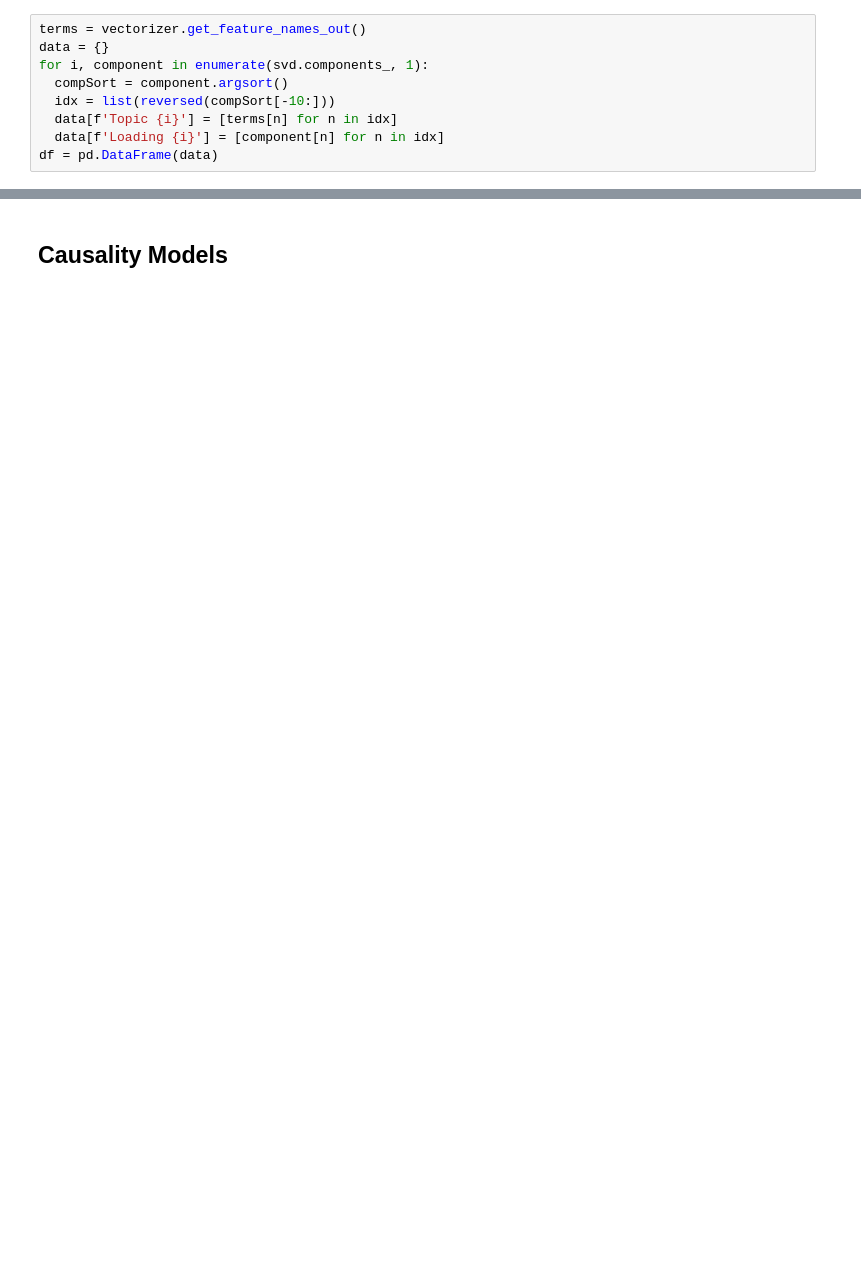
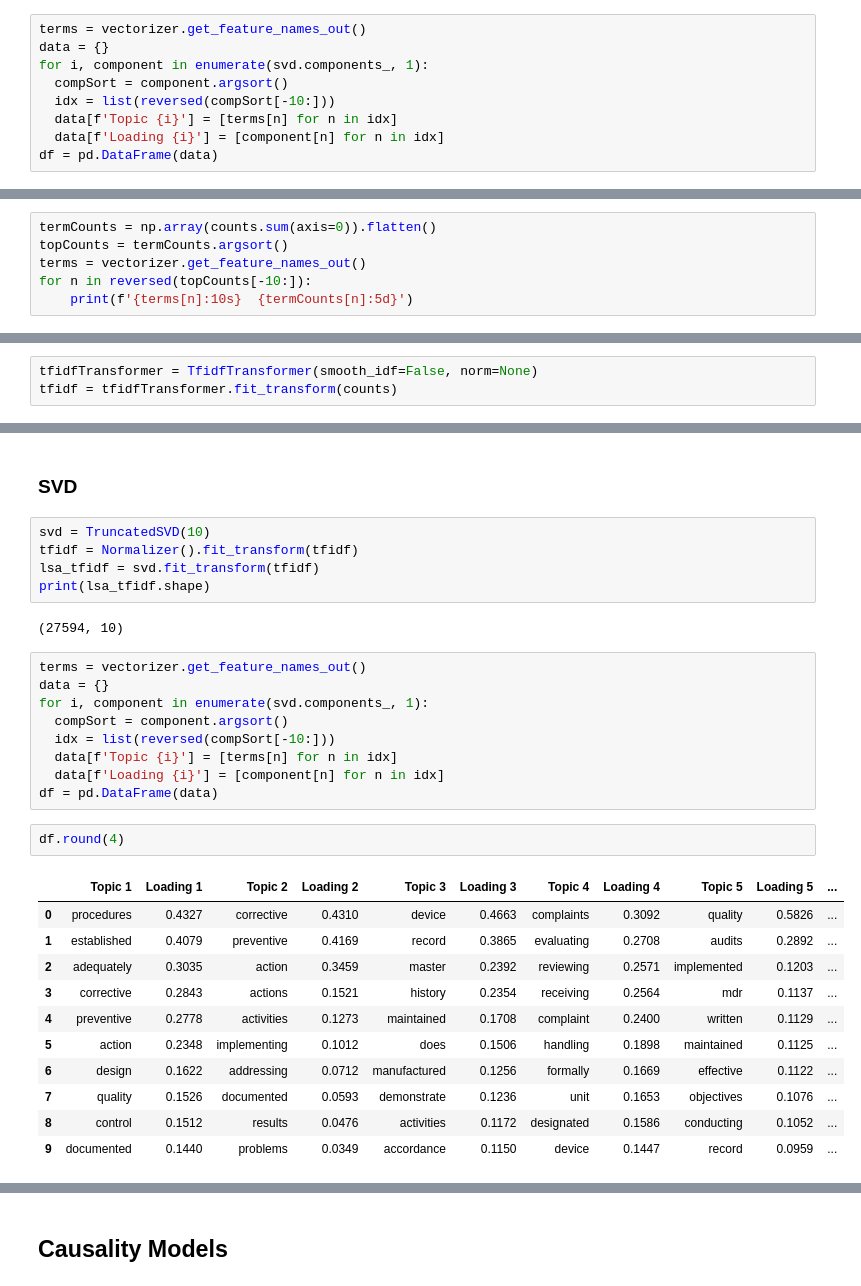
Before and after one commit to gedeck/mistat-code-solutions, a Jupyter notebook: BioMed_DataAnalyst_Course/notebooks/BMDA_Chap008.ipynb, the cells around one changed output, grey strips where cells are left out. Saved outputs shown, nothing was run; the diff lists cells and outputs as text; blank space fills up the shorter version.

```diff
--- a/BioMed_DataAnalyst_Course/notebooks/BMDA_Chap008.ipynb
+++ b/BioMed_DataAnalyst_Course/notebooks/BMDA_Chap008.ipynb
@@ -332,0 +482,6 @@ df.round(4).transpose()
+# %%
+termCounts = np.array(counts.sum(axis=0)).flatten()
+topCounts = termCounts.argsort()
+terms = vectorizer.get_feature_names_out()
+for n in reversed(topCounts[-10:]):
+    print(f'{terms[n]:10s}  {termCounts[n]:5d}')
@@ -332,0 +499,3 @@ df.round(4).transpose()
+# %%
+tfidfTransformer = TfidfTransformer(smooth_idf=False, norm=None)
+tfidf = tfidfTransformer.fit_transform(counts)
@@ -333,2 +540,34 @@ df.round(4).transpose()
+# %% [markdown]
+### SVD
+# %%
+svd = TruncatedSVD(10)
+tfidf = Normalizer().fit_transform(tfidf)
+lsa_tfidf = svd.fit_transform(tfidf)
+print(lsa_tfidf.shape)
+# %% [output]
+(27594, 10)
+# %%
+terms = vectorizer.get_feature_names_out()
+data = {}
+for i, component in enumerate(svd.components_, 1):
+  compSort = component.argsort()
+  idx = list(reversed(compSort[-10:]))
+  data[f'Topic {i}'] = [terms[n] for n in idx]
+  data[f'Loading {i}'] = [component[n] for n in idx]
+df = pd.DataFrame(data)
+# %%
+df.round(4)
+# %% [output]
+|  | Topic 1 | Loading 1 | Topic 2 | Loading 2 | Topic 3 | Loading 3 | Topic 4 | Loading 4 | Topic 5 | Loading 5 | ... |
+| 0 | procedures | 0.4327 | corrective | 0.4310 | device | 0.4663 | complaints | 0.3092 | quality | 0.5826 | ... |
+| 1 | established | 0.4079 | preventive | 0.4169 | record | 0.3865 | evaluating | 0.2708 | audits | 0.2892 | ... |
+| 2 | adequately | 0.3035 | action | 0.3459 | master | 0.2392 | reviewing | 0.2571 | implemented | 0.1203 | ... |
+| 3 | corrective | 0.2843 | actions | 0.1521 | history | 0.2354 | receiving | 0.2564 | mdr | 0.1137 | ... |
+| 4 | preventive | 0.2778 | activities | 0.1273 | maintained | 0.1708 | complaint | 0.2400 | written | 0.1129 | ... |
+| 5 | action | 0.2348 | implementing | 0.1012 | does | 0.1506 | handling | 0.1898 | maintained | 0.1125 | ... |
+| 6 | design | 0.1622 | addressing | 0.0712 | manufactured | 0.1256 | formally | 0.1669 | effective | 0.1122 | ... |
+| 7 | quality | 0.1526 | documented | 0.0593 | demonstrate | 0.1236 | unit | 0.1653 | objectives | 0.1076 | ... |
+| 8 | control | 0.1512 | results | 0.0476 | activities | 0.1172 | designated | 0.1586 | conducting | 0.1052 | ... |
+| 9 | documented | 0.1440 | problems | 0.0349 | accordance | 0.1150 | device | 0.1447 | record | 0.0959 | ... |
 # %% [markdown]
 ## Bayesian Networks
```
Also changed, not shown: parts of 53 cells of this notebook, 8 other files.
